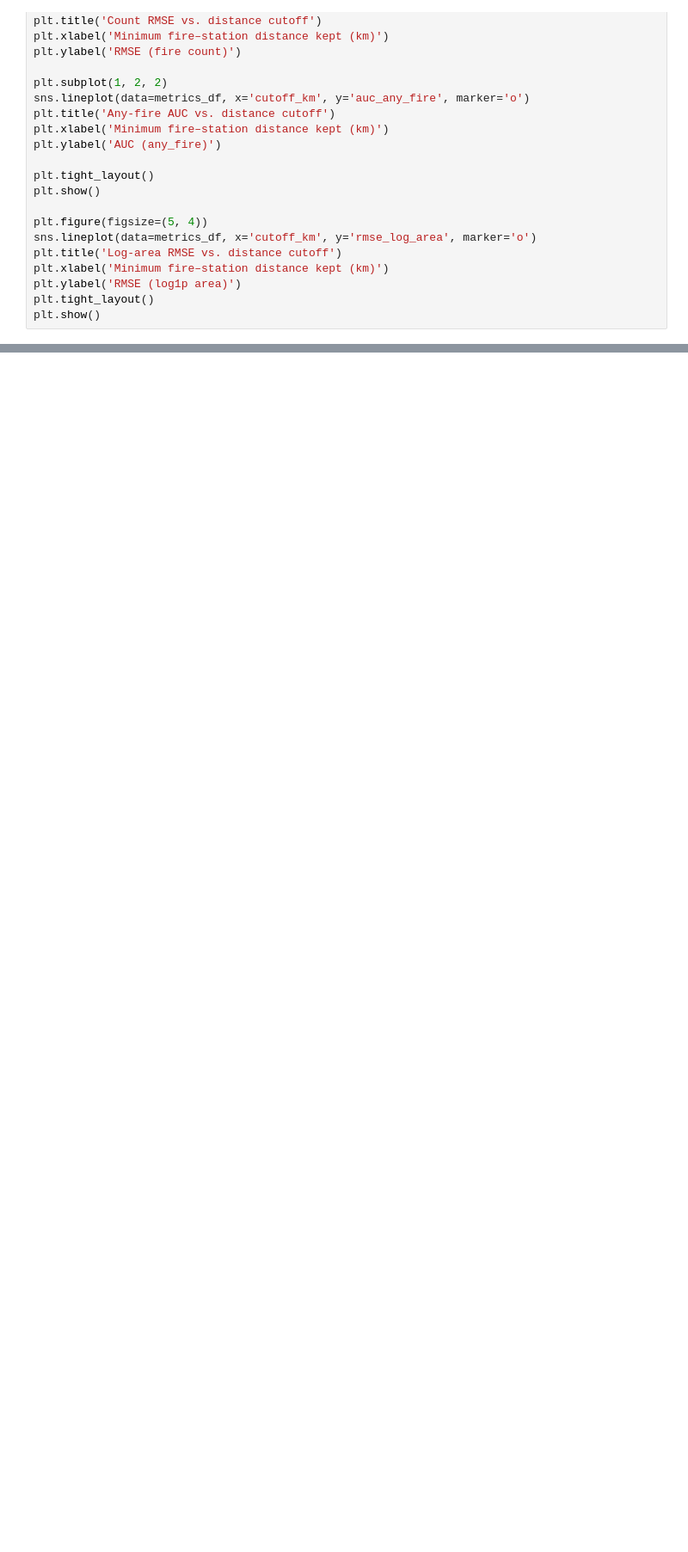
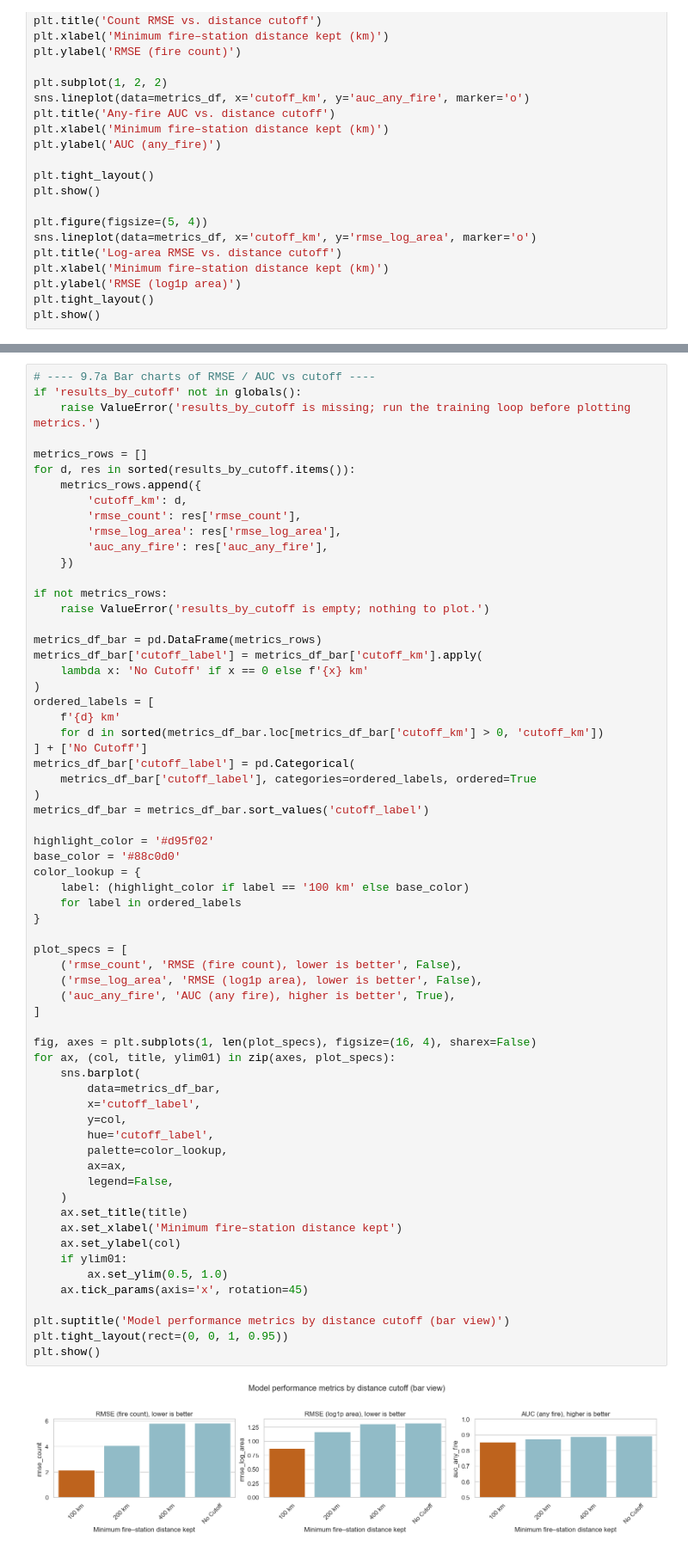
Before and after one commit to whelixw/week_11_wildfire_prediction, a Jupyter notebook: scripts/wildfires.ipynb, the cells around one changed output, grey strips where cells are left out. Shown at 86% size. Cells and saved outputs as stored; diff of their text form; blank space fills up the shorter version.

Commit message:
added a ton of plots

```diff
--- a/scripts/wildfires.ipynb
+++ b/scripts/wildfires.ipynb
@@ -1503,0 +1564,66 @@ plt.show()
+# %%
+# ---- 9.7a Bar charts of RMSE / AUC vs cutoff ----
+if 'results_by_cutoff' not in globals():
+    raise ValueError('results_by_cutoff is missing; run the training loop before plotting metrics.')
+
+metrics_rows = []
+for d, res in sorted(results_by_cutoff.items()):
+    metrics_rows.append({
+        'cutoff_km': d,
+        'rmse_count': res['rmse_count'],
+        'rmse_log_area': res['rmse_log_area'],
+        'auc_any_fire': res['auc_any_fire'],
+    })
+
+if not metrics_rows:
+    raise ValueError('results_by_cutoff is empty; nothing to plot.')
+
+metrics_df_bar = pd.DataFrame(metrics_rows)
+metrics_df_bar['cutoff_label'] = metrics_df_bar['cutoff_km'].apply(
+    lambda x: 'No Cutoff' if x == 0 else f'{x} km'
+)
+ordered_labels = [
+    f'{d} km'
+    for d in sorted(metrics_df_bar.loc[metrics_df_bar['cutoff_km'] > 0, 'cutoff_km'])
+] + ['No Cutoff']
+metrics_df_bar['cutoff_label'] = pd.Categorical(
+    metrics_df_bar['cutoff_label'], categories=ordered_labels, ordered=True
+)
+metrics_df_bar = metrics_df_bar.sort_values('cutoff_label')
+
+highlight_color = '#d95f02'
+base_color = '#88c0d0'
+color_lookup = {
+    label: (highlight_color if label == '100 km' else base_color)
+    for label in ordered_labels
+}
+
+plot_specs = [
+    ('rmse_count', 'RMSE (fire count), lower is better', False),
+    ('rmse_log_area', 'RMSE (log1p area), lower is better', False),
+    ('auc_any_fire', 'AUC (any fire), higher is better', True),
+]
+
+fig, axes = plt.subplots(1, len(plot_specs), figsize=(16, 4), sharex=False)
+for ax, (col, title, ylim01) in zip(axes, plot_specs):
+    sns.barplot(
+        data=metrics_df_bar,
+        x='cutoff_label',
+        y=col,
+        hue='cutoff_label',
+        palette=color_lookup,
+        ax=ax,
+        legend=False,
+    )
+    ax.set_title(title)
+    ax.set_xlabel('Minimum fire–station distance kept')
+    ax.set_ylabel(col)
+    if ylim01:
+        ax.set_ylim(0.5, 1.0)
+    ax.tick_params(axis='x', rotation=45)
+
+plt.suptitle('Model performance metrics by distance cutoff (bar view)')
+plt.tight_layout(rect=(0, 0, 1, 0.95))
+plt.show()
+# %% [output]
+[figure, added]
```
Also changed, not shown: parts of 8 cells of this notebook.
